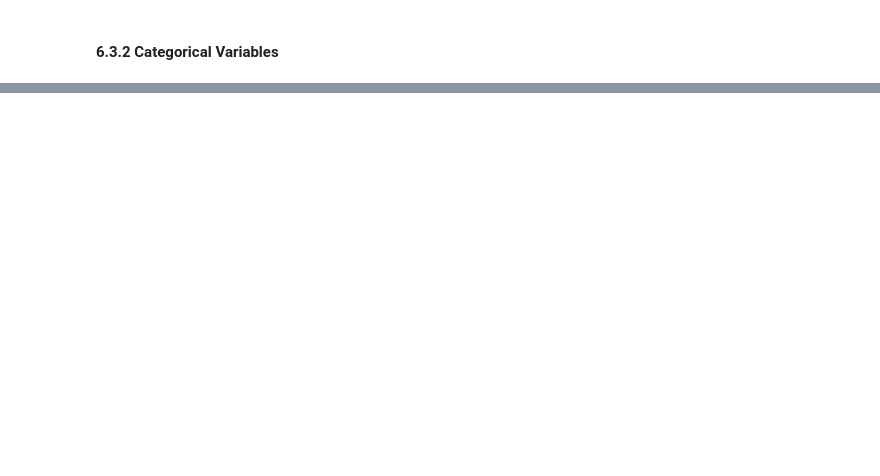
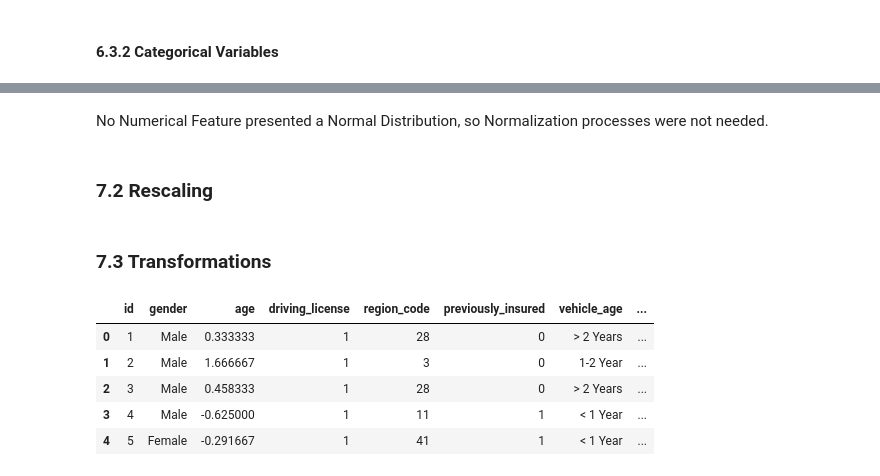
Before and after one commit to andre-ls/insurance-cross-sell, a Jupyter notebook: Code/main_notebook.ipynb, the cells around one changed output, grey strips where cells are left out. Drawn from its saved outputs; the diff is of its cells as text; code cells hidden in the pictures; blank space fills up the shorter version.

Commit message:
Data Preparation Added

```diff
--- a/Code/main_notebook.ipynb
+++ b/Code/main_notebook.ipynb
@@ -83,6 +85,9 @@ dtype: int64
 There's no presence of NaN values on the dataset, which is a good sign.
 # %% [markdown]
 ### 3.4 Data Types
+# %%
+data['region_code'] = data['region_code'].astype('int64')
+data['policy_sales_channel'] = data['policy_sales_channel'].astype('int64')
 # %%
 data.dtypes
 # %% [output]
@@ -341,0 +351,29 @@ sns.heatmap(correlation,annot=True)
+# %% [markdown]
+No Numerical Feature presented a Normal Distribution, so Normalization processes were not needed.
+# %% [markdown]
+### 7.2 Rescaling
+# %%
+rs = RobustScaler()
+
+data['annual_premium'] = rs.fit_transform(data[['annual_premium']].values)
+pickle.dump(rs,open('../Parameters/annual_premium_scaler.pkl','wb'))
+# %%
+mms = MinMaxScaler()
+
+
+data['age'] = rs.fit_transform(data[['age']].values)
+pickle.dump(rs,open('../Parameters/age_scaler.pkl','wb'))
+
+data['vintage'] = rs.fit_transform(data[['vintage']].values)
+pickle.dump(rs,open('../Parameters/vintage_scaler.pkl','wb'))
+# %% [markdown]
+### 7.3 Transformations
+# %%
+data.head()
+# %% [output]
+|  | id | gender | age | driving_license | region_code | previously_insured | vehicle_age | ... |
+| 0 | 1 | Male | 0.333333 | 1 | 28 | 0 | > 2 Years | ... |
+| 1 | 2 | Male | 1.666667 | 1 | 3 | 0 | 1-2 Year | ... |
+| 2 | 3 | Male | 0.458333 | 1 | 28 | 0 | > 2 Years | ... |
+| 3 | 4 | Male | -0.625000 | 1 | 11 | 1 | < 1 Year | ... |
+| 4 | 5 | Female | -0.291667 | 1 | 41 | 1 | < 1 Year | ... |
```
Also changed, not shown: parts of 9 cells of this notebook, 3 other files.
